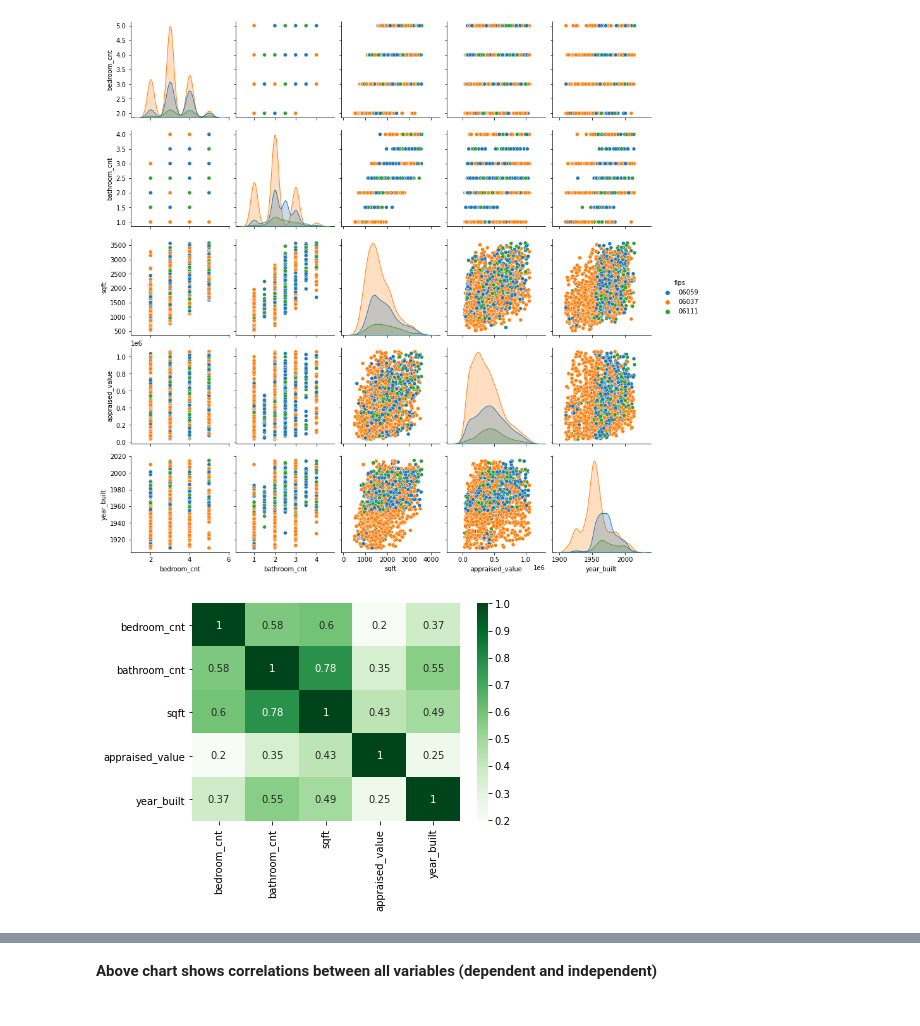
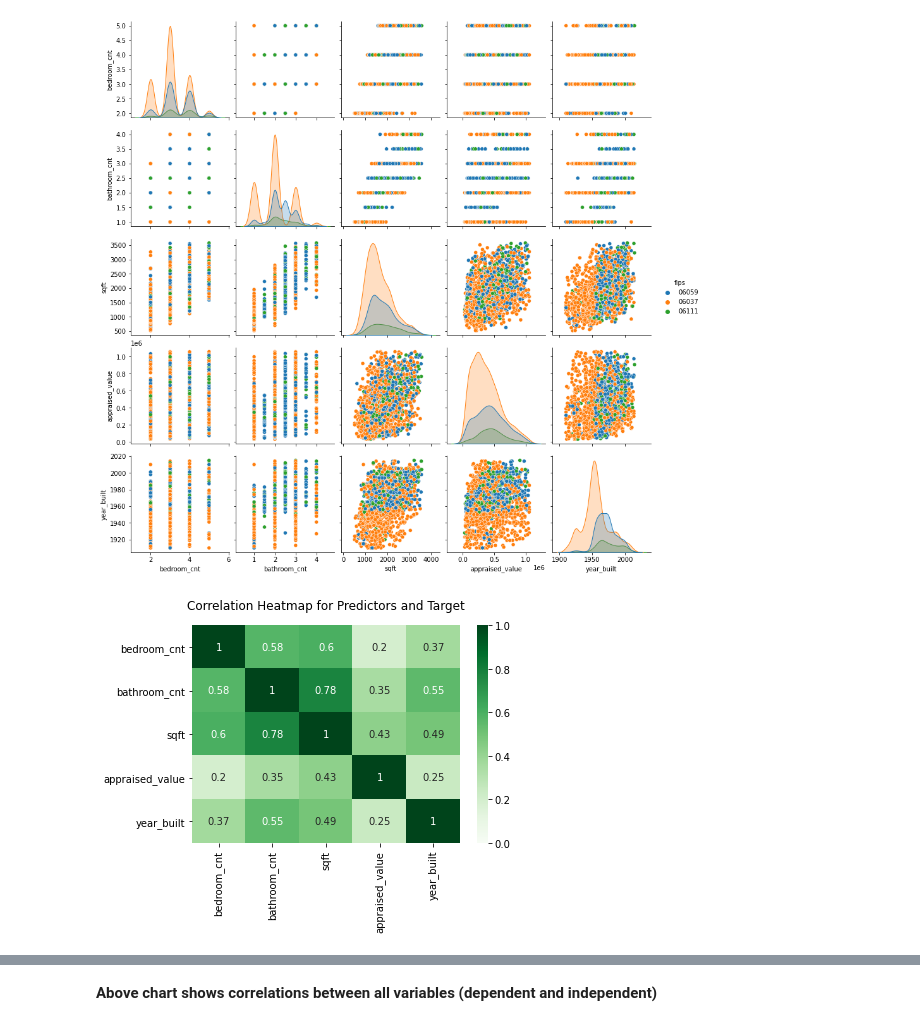
Before and after one commit to adam-talbot/regression-project, a Jupyter notebook: final_notebook.ipynb, the cells around one changed output, grey strips where cells are left out. Saved outputs shown, nothing was run; the diff lists cells and outputs as text; code cells hidden in the pictures.

Commit message:
final changes before submission, improved some charts

```diff
--- a/final_notebook.ipynb
+++ b/final_notebook.ipynb
@@ -282,6 +283,8 @@ e.plot_variable_pairs_cat_hue(train_explore.sample(n=2500, random_state=527))
 # %% [output]
 [figure]
 # %%
-sns.heatmap(train_explore.corr(), annot=True, cmap='Greens');
+#plt.figure(figsize=(12, 12))
+heatmap = sns.heatmap(train_explore.corr(), annot=True, cmap='Greens', vmin=-0, vmax=1)
+heatmap.set_title('Correlation Heatmap for Predictors and Target', pad=16);
 # %% [output]
-[figure, old version]
+[figure, new version]
```
Also changed, not shown: parts of 2 cells of this notebook.
